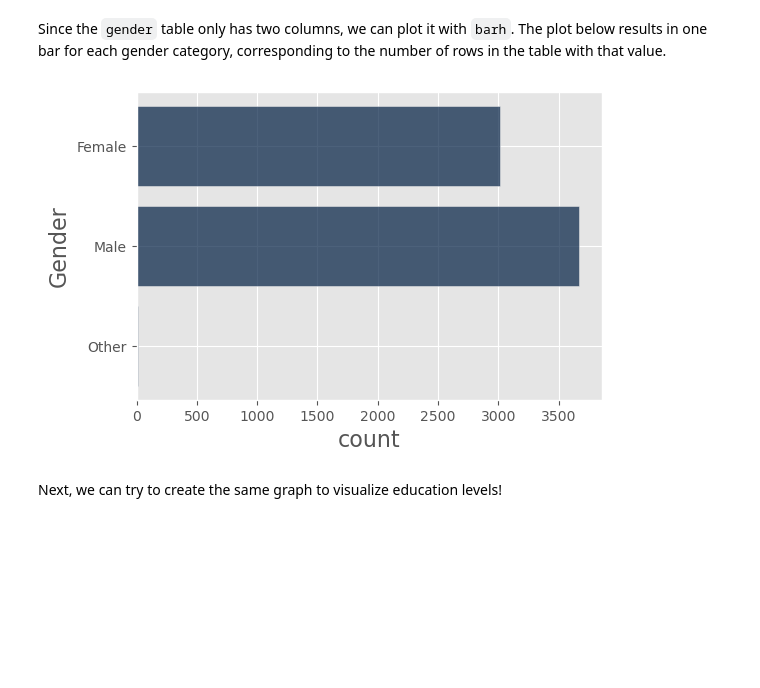
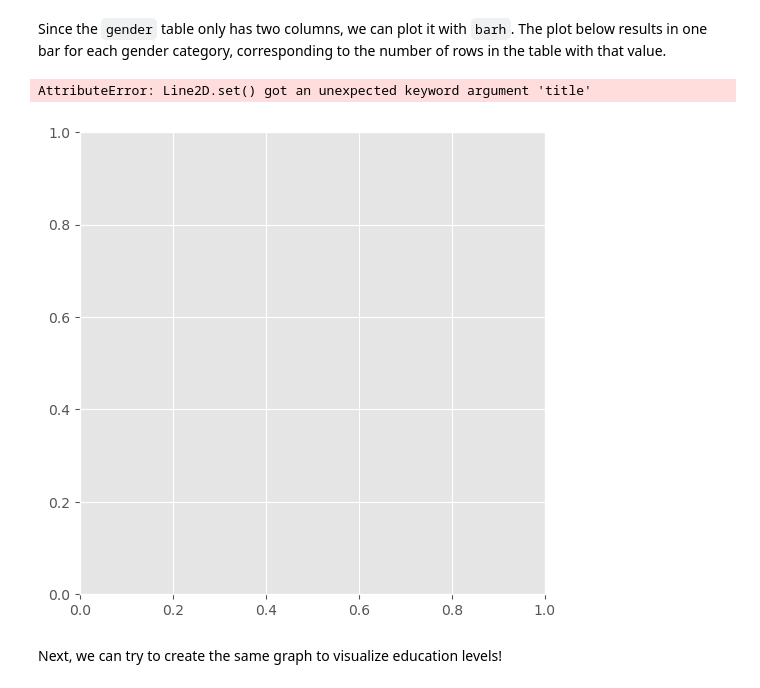
Before and after one commit to data-6-berkeley/materials-fa24, a Jupyter notebook: labs/lab06/lab06.ipynb, the cells around one changed output. Drawn from its saved outputs; the diff is of its cells as text; code cells hidden in the pictures; blank space fills up the shorter version.

```diff
--- a/labs/lab06/lab06.ipynb
+++ b/labs/lab06/lab06.ipynb
@@ -122,9 +122,10 @@ gender
 
 Since the `gender` table only has two columns, we can plot it with `barh`. The plot below results in one bar for each gender category, corresponding to the number of rows in the table with that value.
 # %%
-gender.barh("Gender")
+gender.plot("count", "count", title = "HI")
 # %% [output]
+AttributeError: Line2D.set() got an unexpected keyword argument 'title'
-[figure, old version]
+[figure, new version]
 # %% [markdown]
 Next, we can try to create the same graph to visualize education levels!
 # %%
```
Also changed, not shown: 1 other file.
